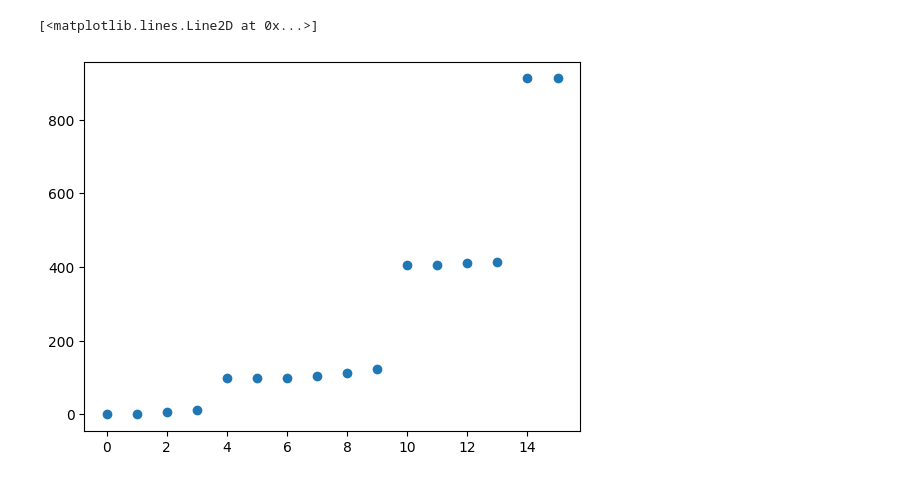
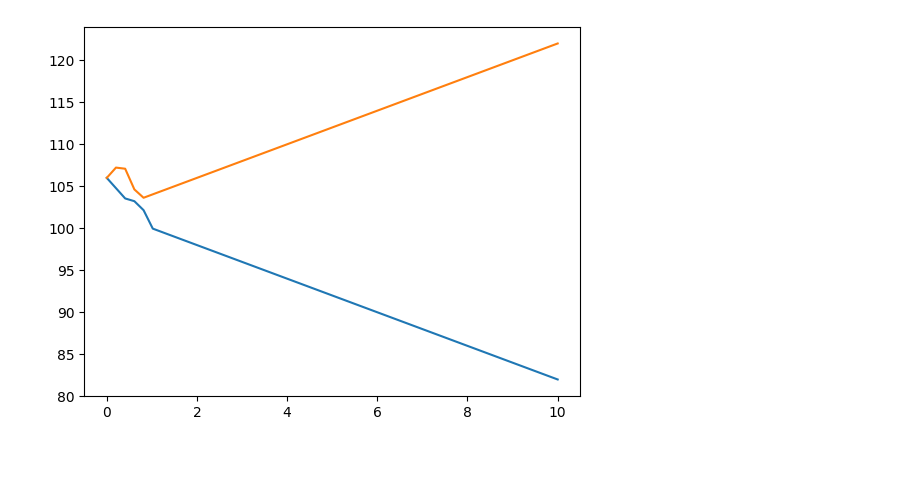
Before and after one commit to grace-kh-li/Molecules, a Jupyter notebook: src/ATM Hamiltonian.ipynb, the cells around one changed output. Cells and saved outputs as stored; diff of their text form; code cells hidden in the pictures.

```diff
--- a/src/ATM Hamiltonian.ipynb
+++ b/src/ATM Hamiltonian.ipynb
@@ -6,10 +6,19 @@ from RotationalStates import *
 import numpy as np
 import matplotlib.pyplot as plt
 # %%
-basis = STM_RotationalBasis(R_range=(0,3), k_range=(-100,100), m_range=(0,0))
+basis = STM_RotationalBasis(R_range=(0,4), k_range=(-100,100), m_range=(0,0))
 J_p = STM_RaisingOperator(basis)
 J_m = STM_LoweringOperator(basis)
 R2 = STM_R2_Operator(basis)
 Ra = STM_Ra_Operator(basis)
 # %%
-H = Ra * Ra * 100 + R2 + (J_p * J_p + J_m * J_m) * 1
+xs = np.linspace(0,10,50)
+ys = np.zeros((len(xs), basis.dimension))
+for i, x in enumerate(xs):
+    H = Ra * Ra * 100 + R2 + (J_p * J_p + J_m * J_m) * x
+    Es, states = H.diagonalize()
+    ys[i,:] = np.real(Es)
+plt.plot(xs, ys[:,6:8])
+plt.show()
+# %% [output]
+[figure, added]
@@ -18,8 +25,9 @@ Es, states = H.diagonalize()
 # %%
-plt.plot(np.real(Es), "o")
+A = 392.127 #GHz
+B = 9.009
+C = 8.782
+H = Ra * Ra * (A - (B + C)/2) + R2 * (B + C)/2 + (J_p * J_p + J_m * J_m) * (B - C)/4
+Es, states = H.diagonalize()
-# %% [output]
-[<matplotlib.lines.Line2D at 0x...>]
-[figure, removed]
 # %%
 for s in states:
     print(s)
```
Also changed, not shown: parts of 4 cells of this notebook, 3 other files.
